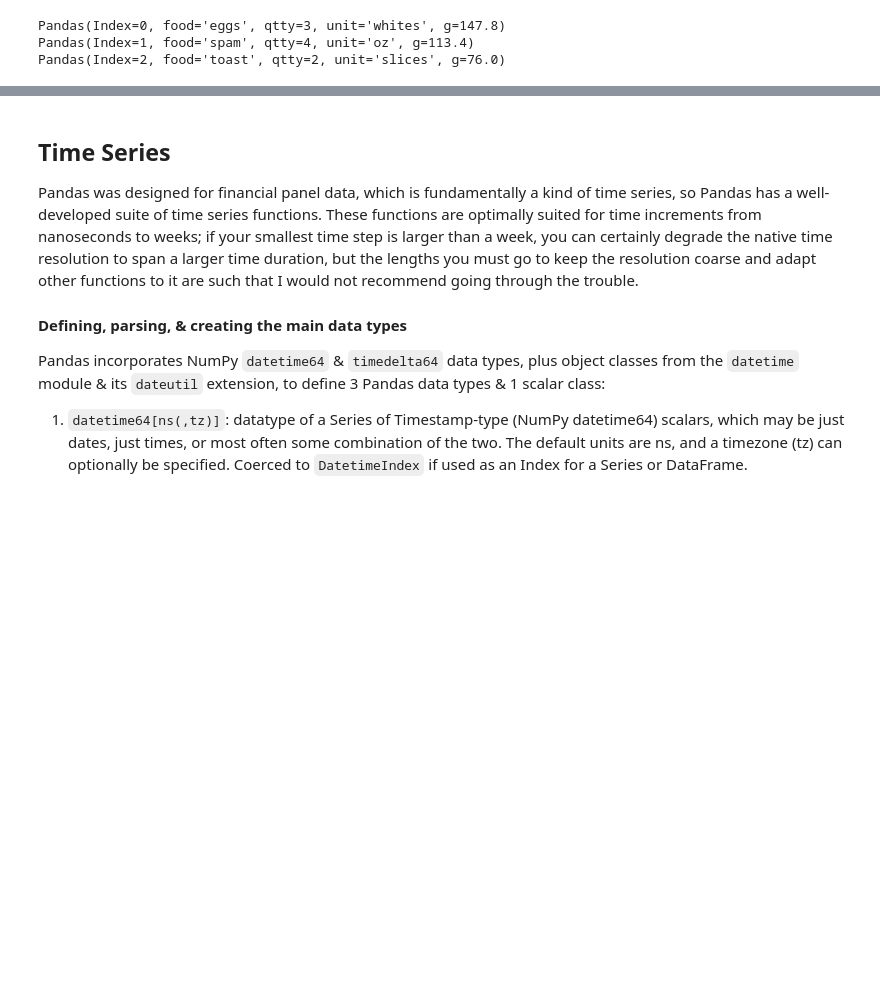
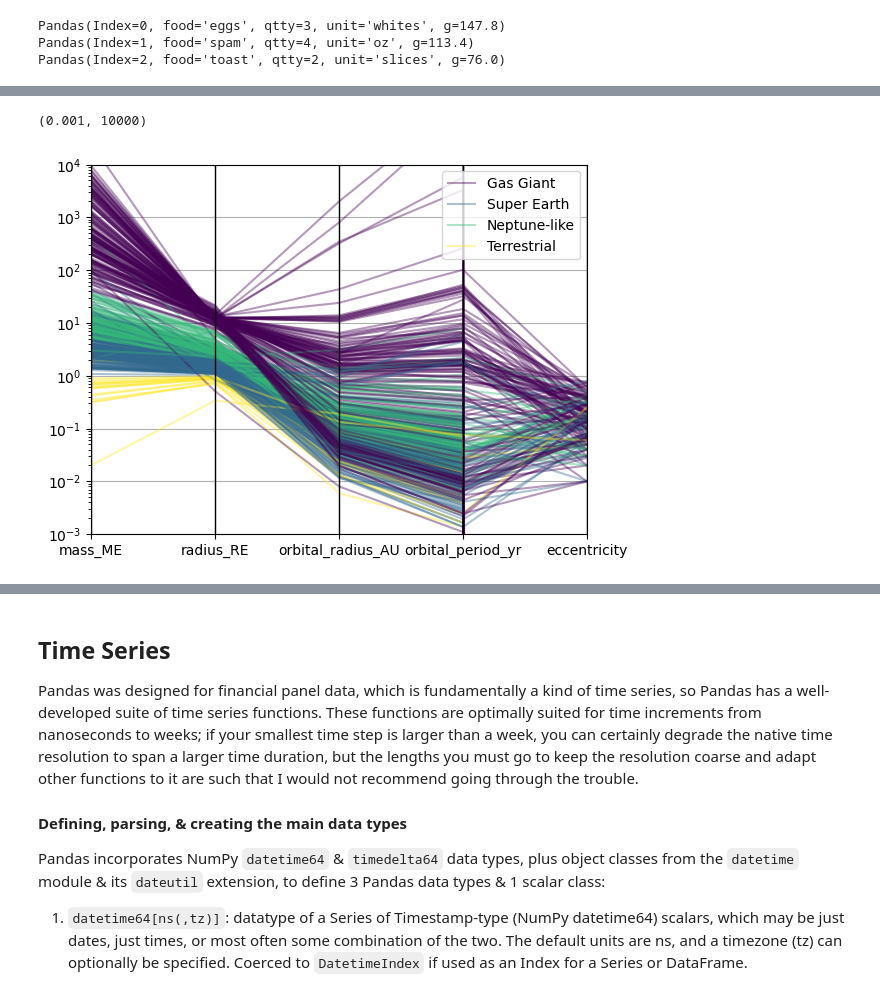
Before and after one commit to rlpitts/Intro-to-Pandas, a Jupyter notebook: PandasSBIntro.ipynb, the cells around one changed output, grey strips where cells are left out. Cells and saved outputs as stored; diff of their text form; code cells hidden in the pictures; blank space fills up the shorter version.

```diff
--- a/PandasSBIntro.ipynb
+++ b/PandasSBIntro.ipynb
@@ -1613,0 +1729,9 @@ Pandas(Index=2, food='toast', qtty=2, unit='slices', g=76.0)
+# %%
+from pandas.plotting import parallel_coordinates as pcs
+import matplotlib.pyplot as plt
+pcs(df[['planet_type',*df.columns[4:9]]].iloc[::10],'planet_type',colormap='viridis',alpha=0.4)
+plt.yscale('log')
+plt.ylim(10**-3,10**4)
+# %% [output]
+(0.001, 10000)
+[figure, added]
```
Also changed, not shown: parts of 38 cells of this notebook, 2 other files.
